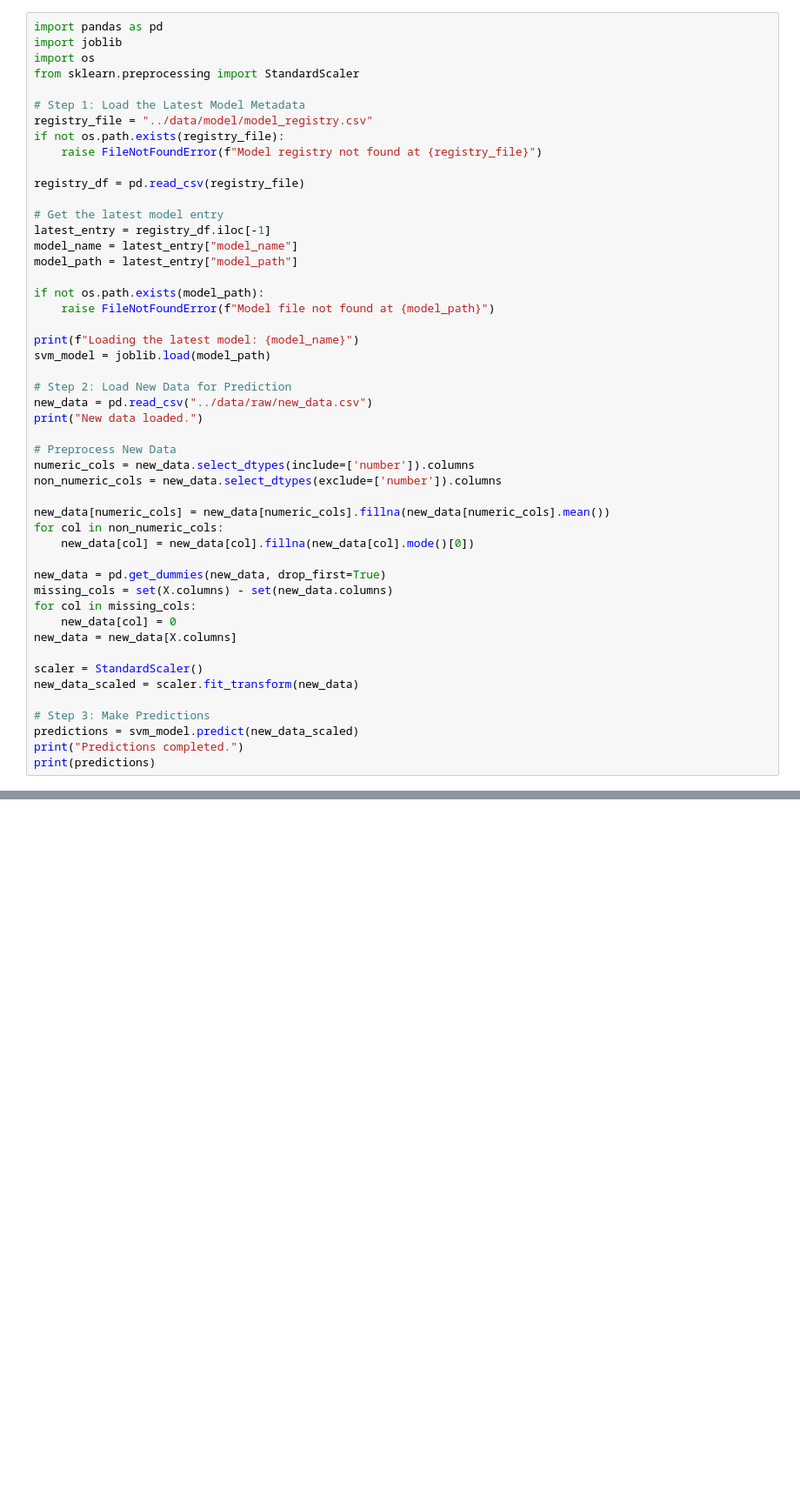
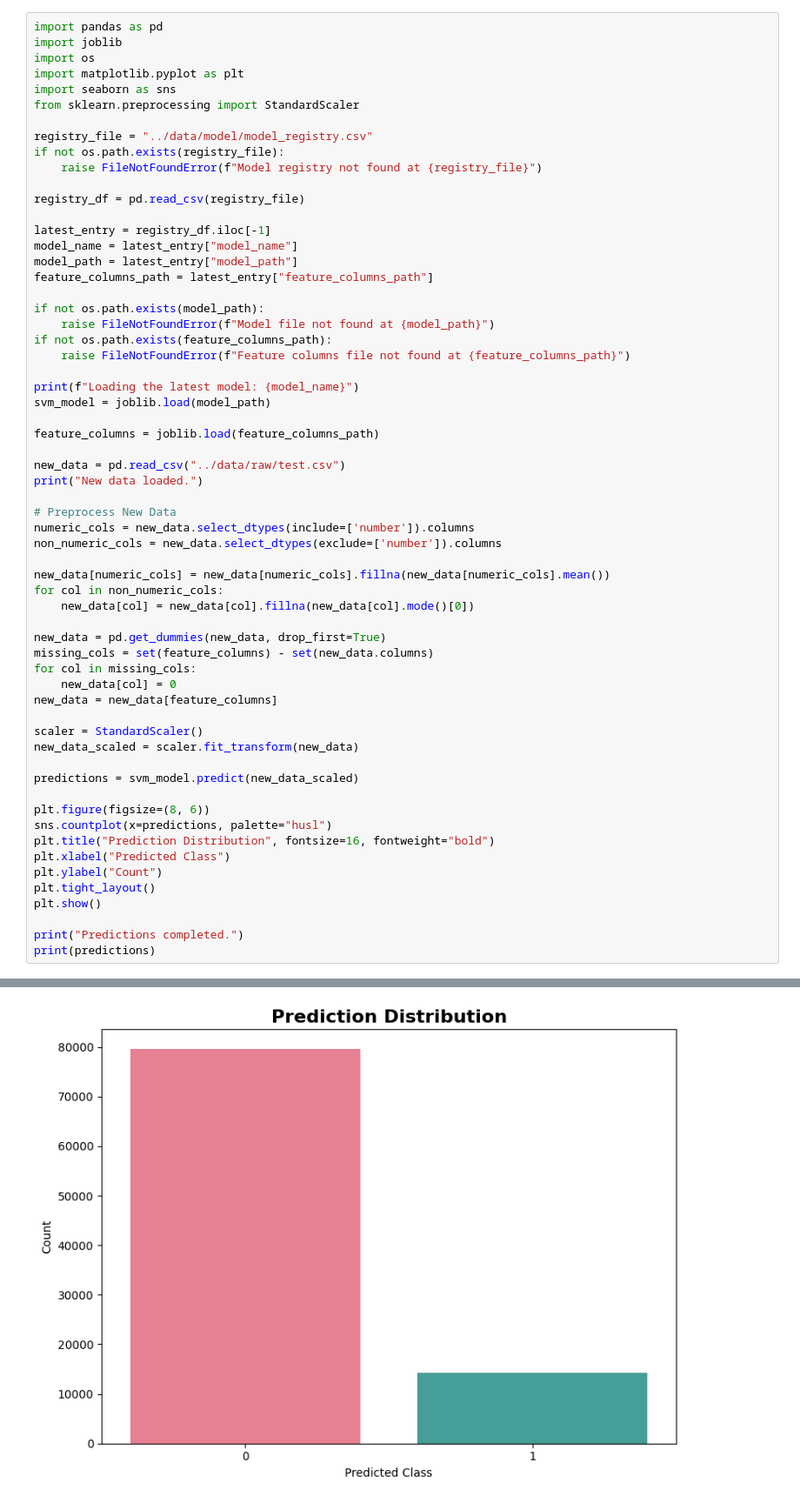
Before and after one commit to giju/iisc-g2, a Jupyter notebook: notebooks/4.01.kun.predict.ipynb, the cells around one changed output, grey strips where cells are left out. Shown at 87% size. Drawn from its saved outputs; the diff is of its cells as text; blank space fills up the shorter version.

```diff
--- a/notebooks/4.01.kun.predict.ipynb
+++ b/notebooks/4.01.kun.predict.ipynb
@@ -2,28 +2,32 @@
 import pandas as pd
 import joblib
 import os
+import matplotlib.pyplot as plt
+import seaborn as sns
 from sklearn.preprocessing import StandardScaler
 
-# Step 1: Load the Latest Model Metadata
 registry_file = "../data/model/model_registry.csv"
 if not os.path.exists(registry_file):
     raise FileNotFoundError(f"Model registry not found at {registry_file}")
 
 registry_df = pd.read_csv(registry_file)
 
-# Get the latest model entry
 latest_entry = registry_df.iloc[-1]
 model_name = latest_entry["model_name"]
 model_path = latest_entry["model_path"]
+feature_columns_path = latest_entry["feature_columns_path"]
 
 if not os.path.exists(model_path):
     raise FileNotFoundError(f"Model file not found at {model_path}")
+if not os.path.exists(feature_columns_path):
+    raise FileNotFoundError(f"Feature columns file not found at {feature_columns_path}")
 
 print(f"Loading the latest model: {model_name}")
 svm_model = joblib.load(model_path)
 
-# Step 2: Load New Data for Prediction
-new_data = pd.read_csv("../data/raw/new_data.csv")
+feature_columns = joblib.load(feature_columns_path)
+
+new_data = pd.read_csv("../data/raw/test.csv")
 print("New data loaded.")
 
 # Preprocess New Data
@@ -35,15 +39,24 @@ for col in non_numeric_cols:
     new_data[col] = new_data[col].fillna(new_data[col].mode()[0])
 
 new_data = pd.get_dummies(new_data, drop_first=True)
-missing_cols = set(X.columns) - set(new_data.columns)
+missing_cols = set(feature_columns) - set(new_data.columns)
 for col in missing_cols:
     new_data[col] = 0
-new_data = new_data[X.columns]
+new_data = new_data[feature_columns]
 
 scaler = StandardScaler()
 new_data_scaled = scaler.fit_transform(new_data)
 
-# Step 3: Make Predictions
 predictions = svm_model.predict(new_data_scaled)
+
+plt.figure(figsize=(8, 6))
+sns.countplot(x=predictions, palette="husl")
+plt.title("Prediction Distribution", fontsize=16, fontweight="bold")
+plt.xlabel("Predicted Class")
+plt.ylabel("Count")
+plt.tight_layout()
+plt.show()
+
 print("Predictions completed.")
 print(predictions)
+# %% [output]
@@ -49,0 +68 @@ print(predictions)
+[figure, added]
```
Also changed, not shown: parts of 1 cell of this notebook, 1 other file.
